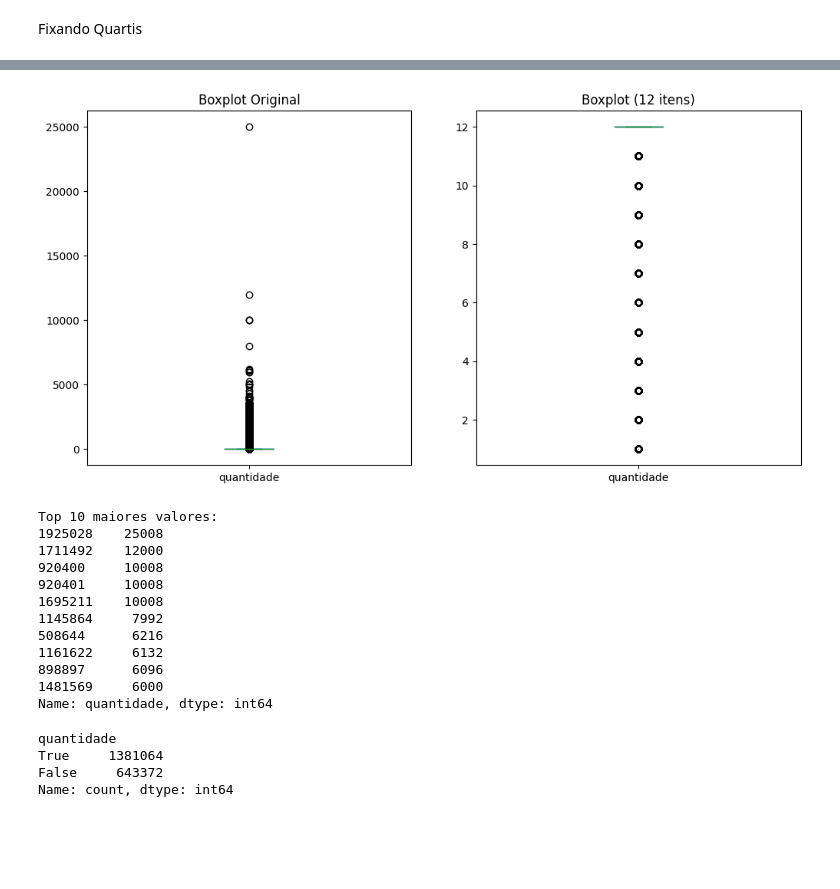
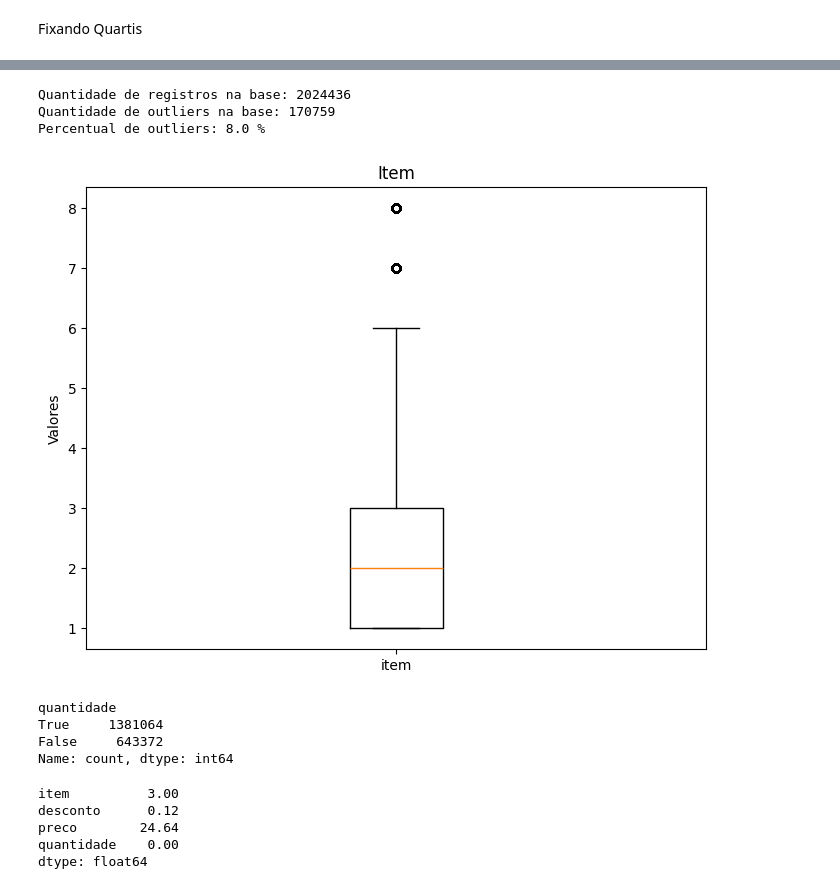
Before and after one commit to dingosin/brincadados, a Jupyter notebook: analisedados.ipynb, the cells around one changed output, grey strips where cells are left out. Drawn from its saved outputs; the diff is of its cells as text; code cells hidden in the pictures; blank space fills up the shorter version.

```diff
--- a/analisedados.ipynb
+++ b/analisedados.ipynb
@@ -516,8 +517,8 @@ Total de dados: 2024436
 # %% [markdown]
 Fixando Quartis
 # %%
-Q1=df_main[dfnumb].quantile(0.25)
-Q3=df_main[dfnumb].quantile(0.75)
+Q1=df_main['item'].quantile(0.25)
+Q3=df_main['item'].quantile(0.75)
 # %%
 IQR= Q3 - Q1
 IQR
@@ -563,31 +526,0 @@ plt.show()
-# %%
-# Análise consolidada
-import matplotlib.pyplot as plt
-
-plt.figure(figsize=(12, 6))
-plt.subplot(1, 2, 1)
-df_main['quantidade'].plot(kind='box')
-plt.title('Boxplot Original')
-
-plt.subplot(1, 2, 2)
-df_main[df_main['quantidade'] <= 12]['quantidade'].plot(kind='box')
-plt.title('Boxplot (12 itens)')
-plt.show()
-
-# Top 10 valores mais altos
-print("\nTop 10 maiores valores:")
-print(df_main['quantidade'].nlargest(10))
-# %% [output]
-[figure, removed]
-Top 10 maiores valores:
-1925028    25008
-1711492    12000
-920400     10008
-920401     10008
-1695211    10008
-1145864     7992
-508644      6216
-1161622     6132
-898897      6096
-1481569     6000
-Name: quantidade, dtype: int64
@@ -594,3 +529,21 @@ Name: quantidade, dtype: int64
+# %%
+print(f"Quantidade de registros na base: {len(df_main)}")
+print(f"Quantidade de outliers na base: {len(df_out)}")
+print(f"Percentual de outliers: {np.round(100*len(df_out)/len(df_main), 0)} %")
+# %% [output]
+Quantidade de registros na base: 2024436
+Quantidade de outliers na base: 170759
+Percentual de outliers: 8.0 %
+# %%
+df_sem_outitem = df_main[~((df_main['item'] < (Q1 - 1.5 * IQR)) | (df_main['item'] > (Q3 + 1.5 * IQR)))]
+# %%
+plt.figure(figsize=(8, 6))
+plt.boxplot(df_sem_outitem['item'], labels=['item'])
+plt.title('Item')
+plt.ylabel('Valores')
+plt.show()
+# %% [output]
+[figure, added]
 # %%
 print((df_main['quantidade'] == 12).value_counts())
 # %% [output]
@@ -598,3 +551,15 @@ quantidade
 True     1381064
 False     643372
 Name: count, dtype: int64
+# %%
+Q1 = dfnumb.quantile(0.25)
+Q3 = dfnumb.quantile(0.75)
+
+IQR = Q3 - Q1
+IQR
+# %% [output]
+item          3.00
+desconto      0.12
+preco        24.64
+quantidade    0.00
+dtype: float64
```
Also changed, not shown: parts of 26 cells of this notebook.
